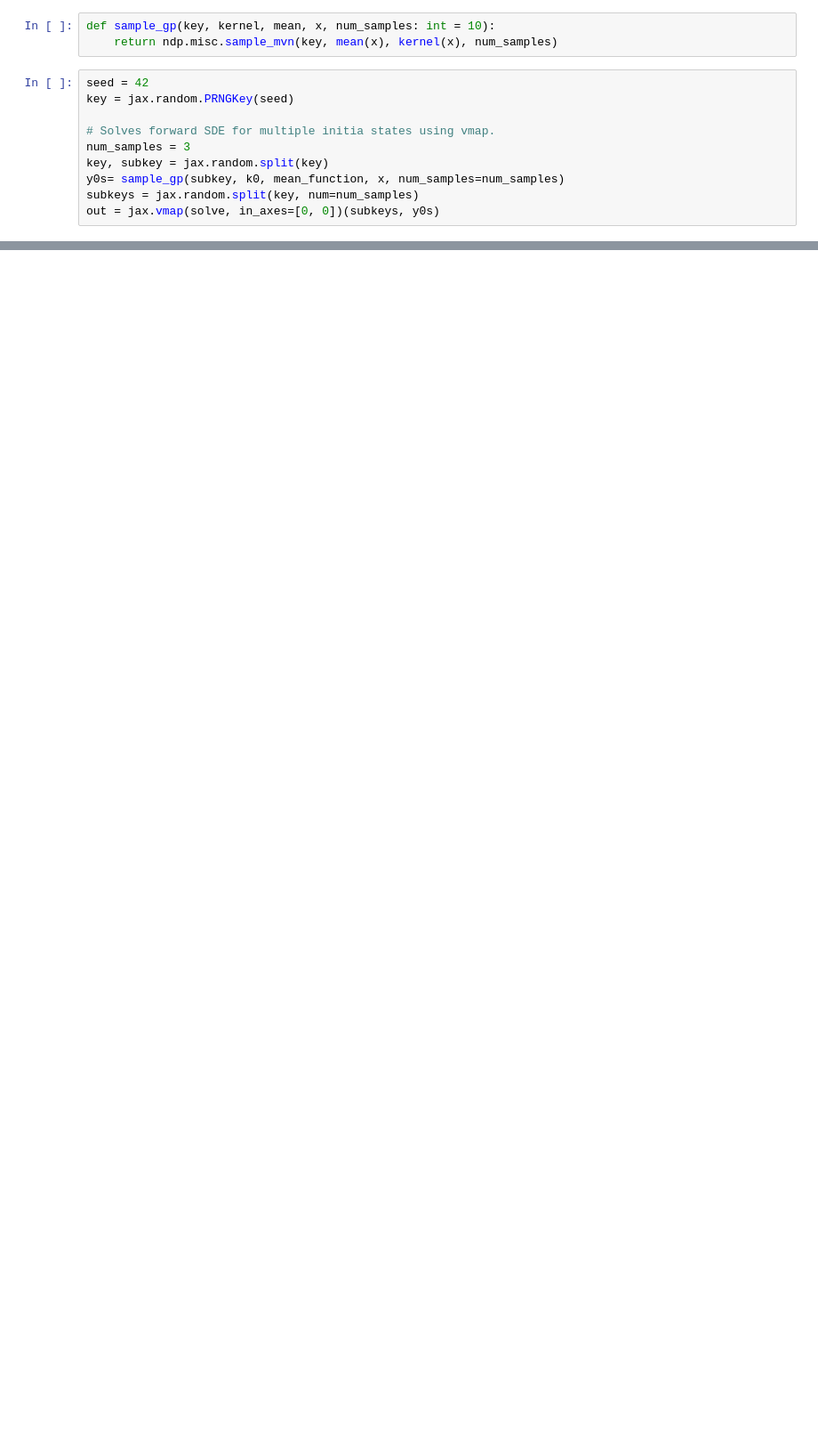
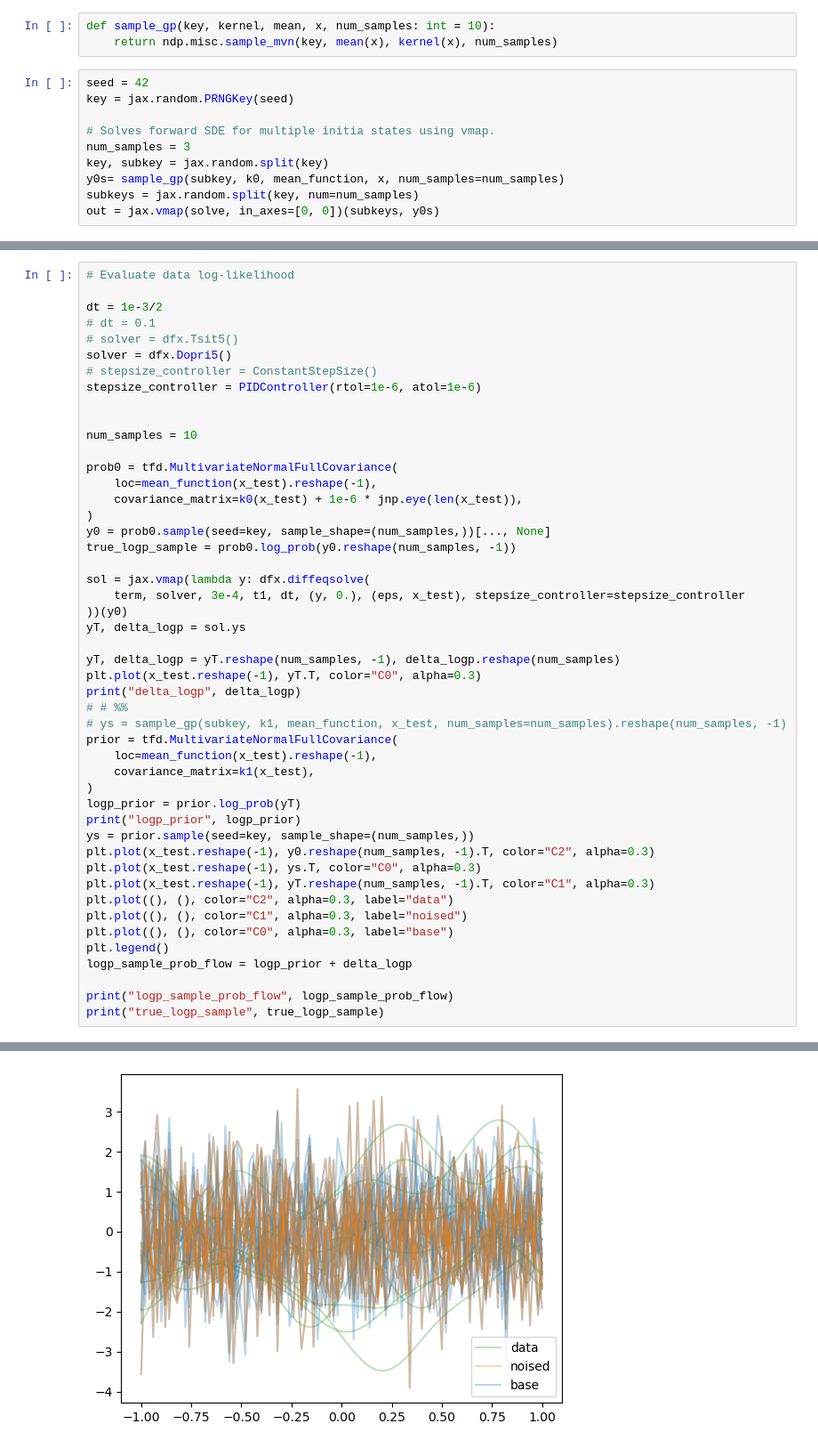
Before and after one commit to cambridge-mlg/neural_diffusion_processes, a Jupyter notebook: neural_diffusion_processes/notebooks/gaussian-process-interpolation.ipynb, the cells around one changed output, grey strips where cells are left out. Shown at 89% size. Drawn from its saved outputs; the diff is of its cells as text; blank space fills up the shorter version.

```diff
--- a/neural_diffusion_processes/notebooks/gaussian-process-interpolation.ipynb
+++ b/neural_diffusion_processes/notebooks/gaussian-process-interpolation.ipynb
@@ -334,0 +373,49 @@ print(true_logp_sample)
+# %%
+# Evaluate data log-likelihood
+
+dt = 1e-3/2
+# dt = 0.1
+# solver = dfx.Tsit5()
+solver = dfx.Dopri5()
+# stepsize_controller = ConstantStepSize()
+stepsize_controller = PIDController(rtol=1e-6, atol=1e-6)
+
+
+num_samples = 10
+
+prob0 = tfd.MultivariateNormalFullCovariance(
+    loc=mean_function(x_test).reshape(-1),
+    covariance_matrix=k0(x_test) + 1e-6 * jnp.eye(len(x_test)),
+)
+y0 = prob0.sample(seed=key, sample_shape=(num_samples,))[..., None]
+true_logp_sample = prob0.log_prob(y0.reshape(num_samples, -1))
+
+sol = jax.vmap(lambda y: dfx.diffeqsolve(
+    term, solver, 3e-4, t1, dt, (y, 0.), (eps, x_test), stepsize_controller=stepsize_controller
+))(y0)
+yT, delta_logp = sol.ys
+
+yT, delta_logp = yT.reshape(num_samples, -1), delta_logp.reshape(num_samples)
+plt.plot(x_test.reshape(-1), yT.T, color="C0", alpha=0.3)
+print("delta_logp", delta_logp)
+# # %%
+# ys = sample_gp(subkey, k1, mean_function, x_test, num_samples=num_samples).reshape(num_samples, -1)
+prior = tfd.MultivariateNormalFullCovariance(
+    loc=mean_function(x_test).reshape(-1),
+    covariance_matrix=k1(x_test),
+)
+logp_prior = prior.log_prob(yT)
+print("logp_prior", logp_prior)
+ys = prior.sample(seed=key, sample_shape=(num_samples,))
+plt.plot(x_test.reshape(-1), y0.reshape(num_samples, -1).T, color="C2", alpha=0.3)
+plt.plot(x_test.reshape(-1), ys.T, color="C0", alpha=0.3)
+plt.plot(x_test.reshape(-1), yT.reshape(num_samples, -1).T, color="C1", alpha=0.3)
+plt.plot((), (), color="C2", alpha=0.3, label="data")
+plt.plot((), (), color="C1", alpha=0.3, label="noised")
+plt.plot((), (), color="C0", alpha=0.3, label="base")
+plt.legend()
+logp_sample_prob_flow = logp_prior + delta_logp
+
+print("logp_sample_prob_flow", logp_sample_prob_flow)
+print("true_logp_sample", true_logp_sample)
+# %% [output]
@@ -334,0 +430 @@ print(true_logp_sample)
+[figure, added]
```
Also changed, not shown: parts of 7 cells of this notebook.
